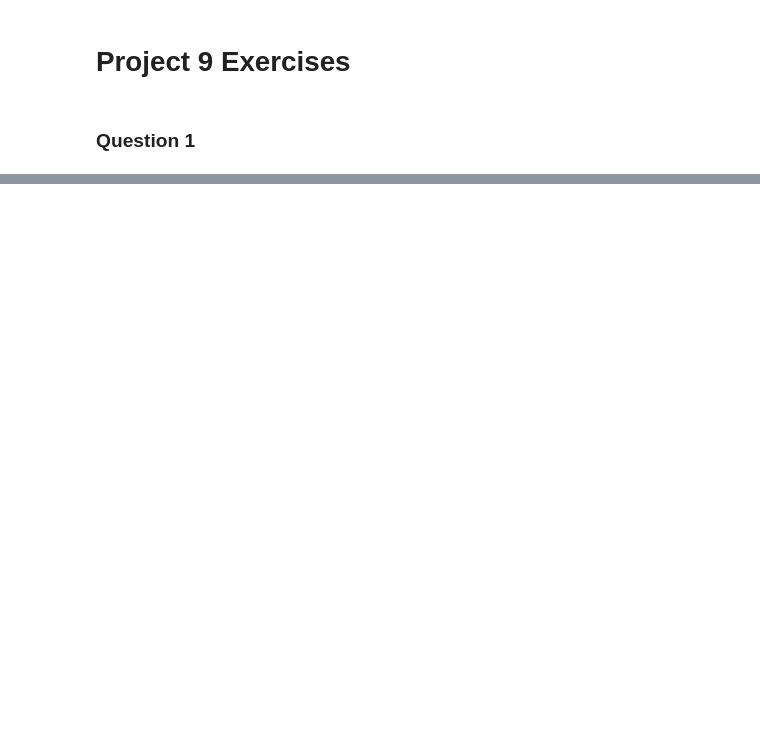
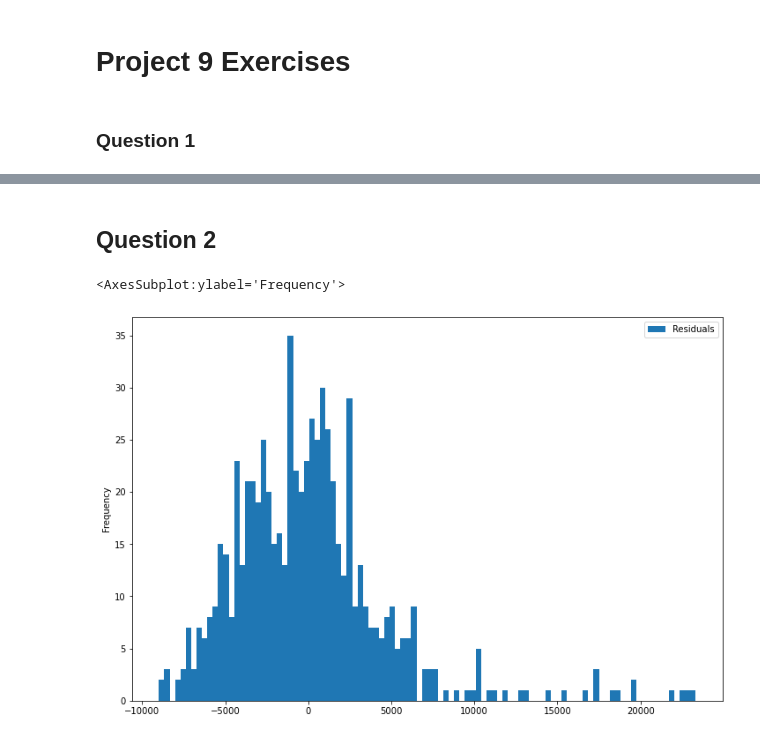
Before and after one commit to paighewold/ECON411, a Jupyter notebook: At Home Projects/Project 9 Exercises.ipynb, the cells around one changed output, grey strips where cells are left out. Saved outputs shown, nothing was run; the diff lists cells and outputs as text; code cells hidden in the pictures; blank space fills up the shorter version.

```diff
--- a/At Home Projects/Project 9 Exercises.ipynb
+++ b/At Home Projects/Project 9 Exercises.ipynb
@@ -42,0 +57,3 @@ hw_data[hw_data["Countries"].isin(oecd_countries)]
+# %%
+reg_vars = list(data.keys())
+reg_vars
@@ -42,0 +69,4 @@ hw_data[hw_data["Countries"].isin(oecd_countries)]
+# %%
+y_var = [reg_vars[-1]]
+x_vars = reg_vars[2:-1]
+y_var, x_vars
@@ -42,0 +80,13 @@ hw_data[hw_data["Countries"].isin(oecd_countries)]
+# %%
+reg_data = data[reg_vars].dropna()
+# %%
+r_df = reg_data.copy()
+r_df["RGDP Per Capita Lag"] = reg_data["RGDP Per Capita"].groupby("ISO_Code_3").shift(5)
+r_df = r_df.dropna(axis = 0, how = "any")
+x_vars.append("RGDP Per Capita Lag")
+y = r_df[y_var]
+X = r_df[x_vars]
+X["Constant"] = 1
+results = sm.OLS(y, X).fit()
+r_df["Predictor"] = results.predict()
+results.summary()
@@ -42,0 +125,10 @@ hw_data[hw_data["Countries"].isin(oecd_countries)]
+# %% [markdown]
+## Question 2
+# %%
+r_df["Residuals"] = results.resid
+fig, ax = plt.subplots(figsize = (12,8))
+
+r_df[["Residuals"]].plot.hist(bins = 100, ax = ax)
+# %% [output]
+<AxesSubplot:ylabel='Frequency'>
+[figure, added]
```
Also changed, not shown: parts of 24 cells of this notebook, 2 other files.
